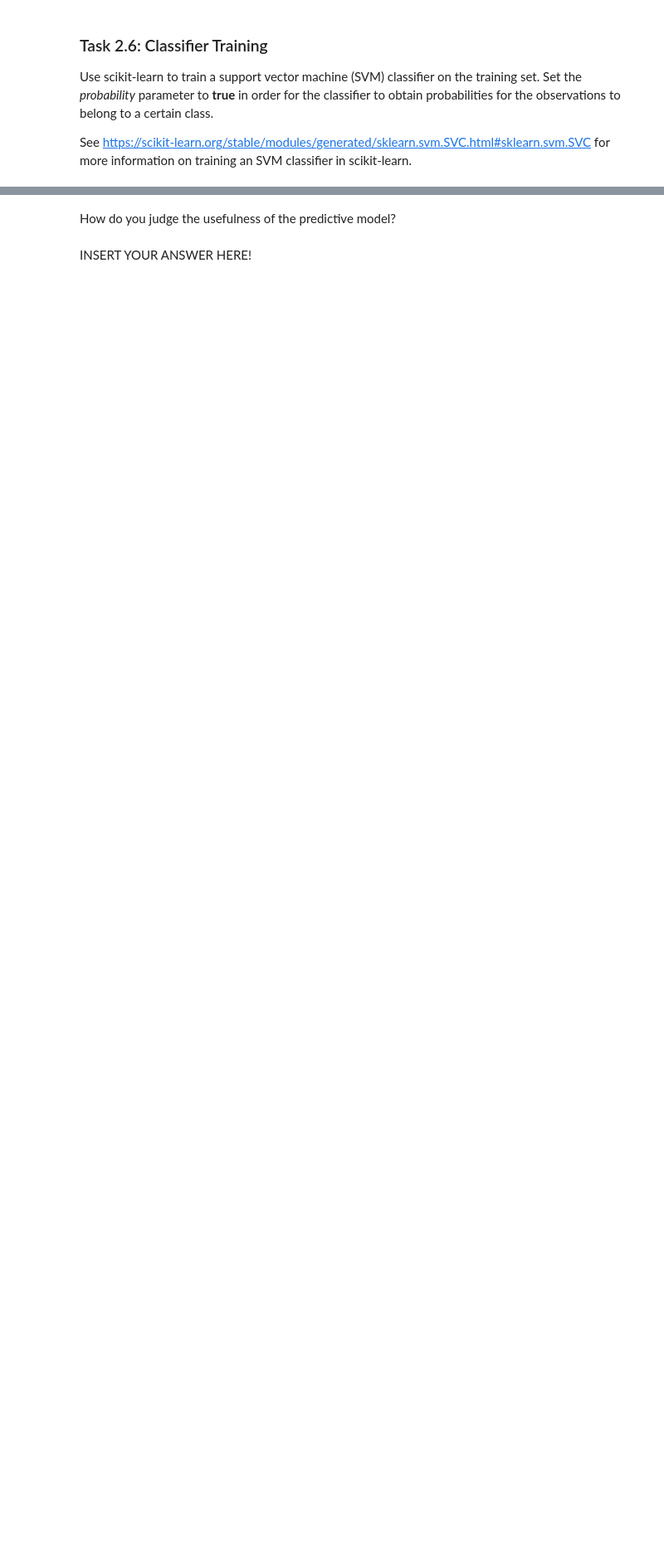
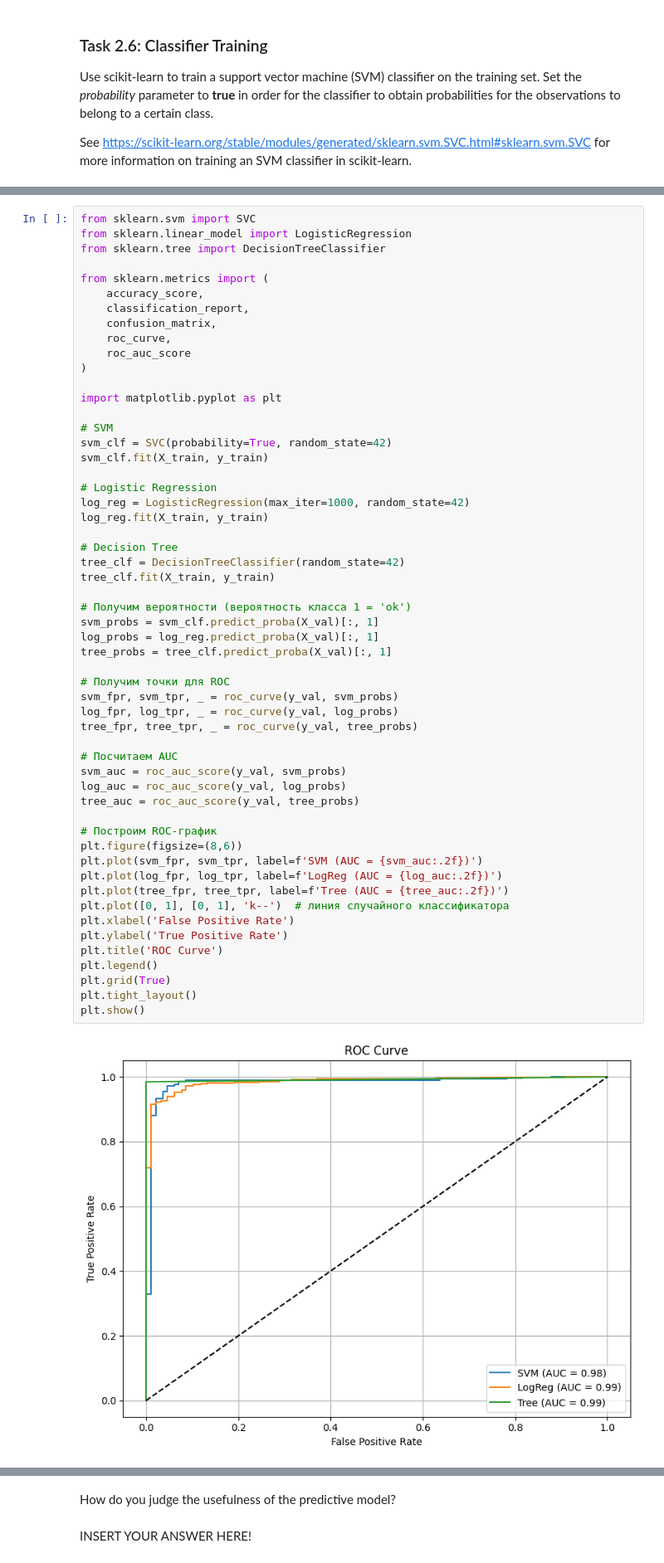
Before and after one commit to borondzhiyan/PS3, a Jupyter notebook: 03-classification.ipynb, the cells around one changed output, grey strips where cells are left out. Shown: that part at 83% size. Cells and saved outputs as stored; diff of their text form; blank space fills up the shorter version.

```diff
--- a/03-classification.ipynb
+++ b/03-classification.ipynb
@@ -465,3 +751,60 @@ See https://scikit-learn.org/stable/modules/generated/sklearn.svm.SVC.html#sklea
+# %%
+from sklearn.svm import SVC
+from sklearn.linear_model import LogisticRegression
+from sklearn.tree import DecisionTreeClassifier
+
+from sklearn.metrics import (
+    accuracy_score,
+    classification_report,
+    confusion_matrix,
+    roc_curve,
+    roc_auc_score
+)
+
+import matplotlib.pyplot as plt
+
+# SVM
+svm_clf = SVC(probability=True, random_state=42)
+svm_clf.fit(X_train, y_train)
+
+# Logistic Regression
+log_reg = LogisticRegression(max_iter=1000, random_state=42)
+log_reg.fit(X_train, y_train)
+
+# Decision Tree
+tree_clf = DecisionTreeClassifier(random_state=42)
+tree_clf.fit(X_train, y_train)
+
+# Получим вероятности (вероятность класса 1 = 'ok')
+svm_probs = svm_clf.predict_proba(X_val)[:, 1]
+log_probs = log_reg.predict_proba(X_val)[:, 1]
+tree_probs = tree_clf.predict_proba(X_val)[:, 1]
+
+# Получим точки для ROC
+svm_fpr, svm_tpr, _ = roc_curve(y_val, svm_probs)
+log_fpr, log_tpr, _ = roc_curve(y_val, log_probs)
+tree_fpr, tree_tpr, _ = roc_curve(y_val, tree_probs)
+
+# Посчитаем AUC
+svm_auc = roc_auc_score(y_val, svm_probs)
+log_auc = roc_auc_score(y_val, log_probs)
+tree_auc = roc_auc_score(y_val, tree_probs)
+
+# Построим ROC-график
+plt.figure(figsize=(8,6))
+plt.plot(svm_fpr, svm_tpr, label=f'SVM (AUC = {svm_auc:.2f})')
+plt.plot(log_fpr, log_tpr, label=f'LogReg (AUC = {log_auc:.2f})')
+plt.plot(tree_fpr, tree_tpr, label=f'Tree (AUC = {tree_auc:.2f})')
+plt.plot([0, 1], [0, 1], 'k--')  # линия случайного классификатора
+plt.xlabel('False Positive Rate')
+plt.ylabel('True Positive Rate')
+plt.title('ROC Curve')
+plt.legend()
+plt.grid(True)
+plt.tight_layout()
+plt.show()
+# %% [output]
+[figure, added]
 # %% [markdown]
 ### Task 2.7: Classifier Tuning
 
```
Also changed, not shown: parts of 11 cells of this notebook.
